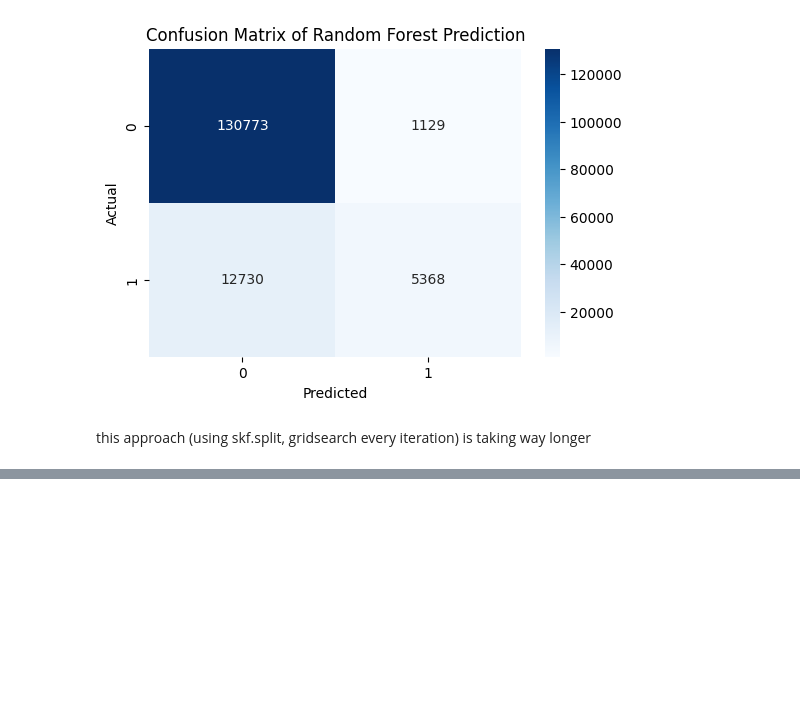
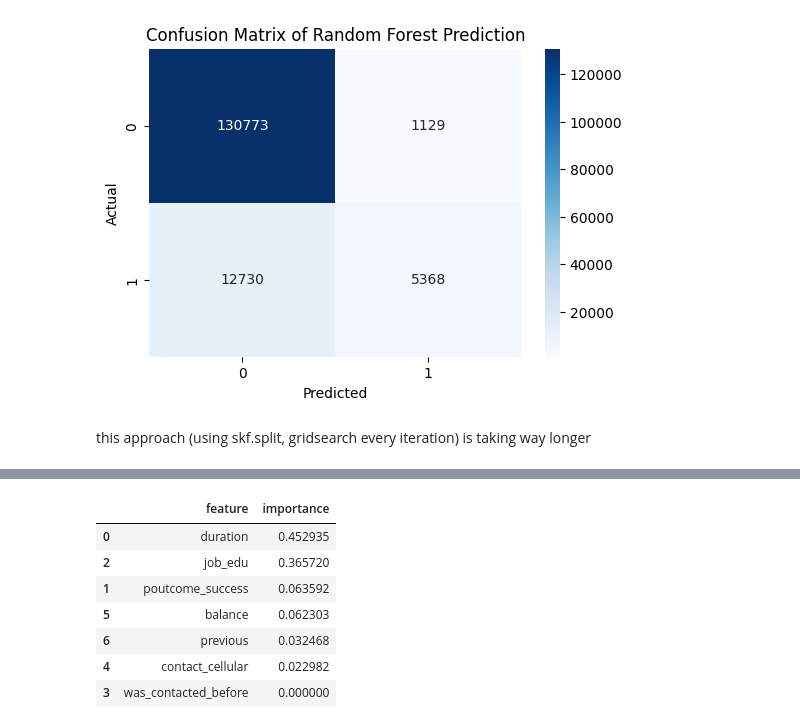
Before and after one commit to amandasbrn/bank-deposit-classif-agent, a Jupyter notebook: modeling.ipynb, the cells around one changed output, grey strips where cells are left out. Cells and saved outputs as stored; diff of their text form; code cells hidden in the pictures; blank space fills up the shorter version.

```diff
--- a/modeling.ipynb
+++ b/modeling.ipynb
@@ -325,0 +349,19 @@ this approach (using skf.split, gridsearch every iteration) is taking way longer
+# %%
+# get importance
+importance = adaboost.feature_importances_
+
+feat_imp = pd.DataFrame({
+    "feature": X_train[selected_feature].columns,
+    "importance": importance
+}).sort_values("importance", ascending=False)
+
+feat_imp
+# %% [output]
+|  | feature | importance |
+| 0 | duration | 0.452935 |
+| 2 | job_edu | 0.365720 |
+| 1 | poutcome_success | 0.063592 |
+| 5 | balance | 0.062303 |
+| 6 | previous | 0.032468 |
+| 4 | contact_cellular | 0.022982 |
+| 3 | was_contacted_before | 0.000000 |
```
Also changed, not shown: parts of 4 cells of this notebook, 1 other file.
